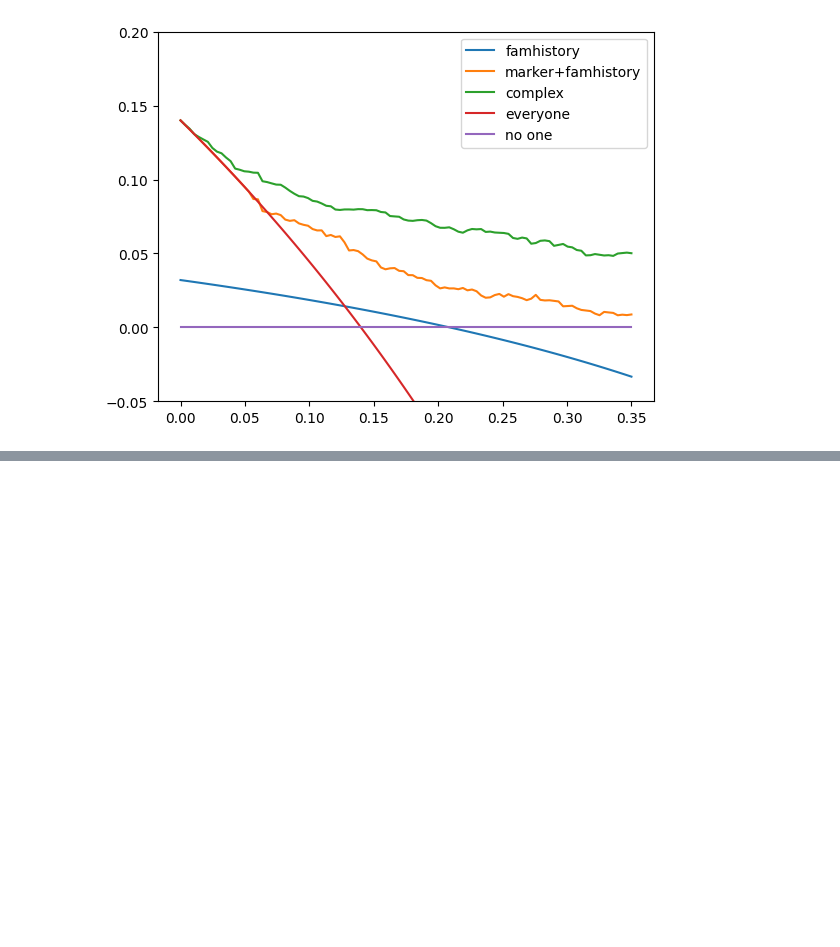
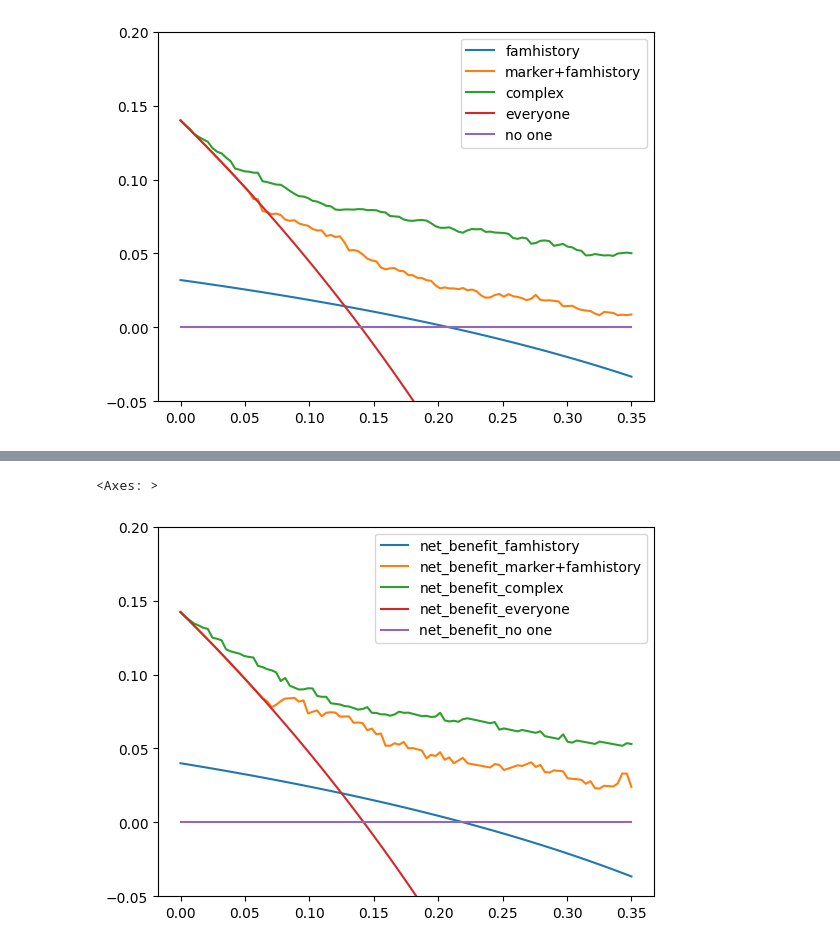
Before and after one commit to ictinnovaties-zorg/dca_blogpost, a Jupyter notebook: dca_tutorial.ipynb, the cells around one changed output, grey strips where cells are left out. Cells and saved outputs as stored; diff of their text form; code cells hidden in the pictures; blank space fills up the shorter version.

```diff
--- a/dca_tutorial.ipynb
+++ b/dca_tutorial.ipynb
@@ -307,0 +396,5 @@ result.plot(ylim=(-0.05, 0.2))
+# %%
+result.filter(regex='net_benefit').plot(ylim=(-0.05, 0.2))
+# %% [output]
+<Axes: >
+[figure, added]
```
Also changed, not shown: parts of 9 cells of this notebook, 3 other files.
